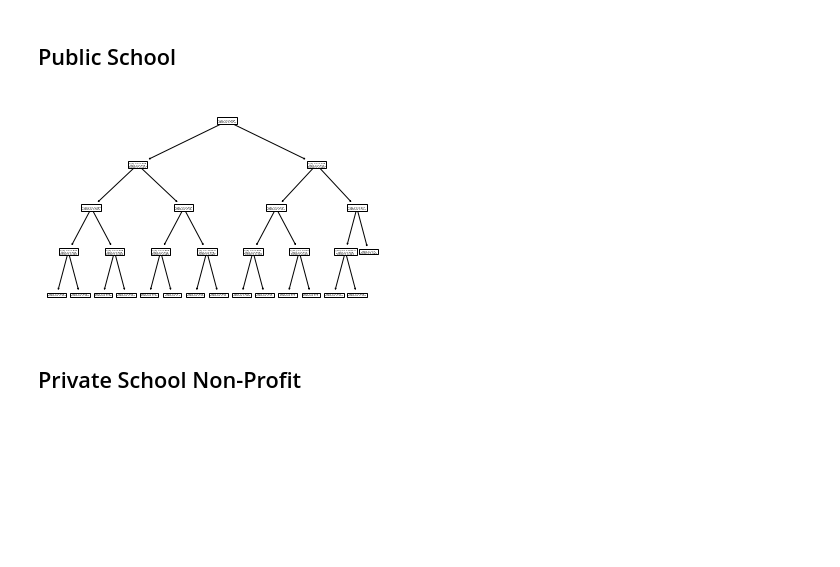
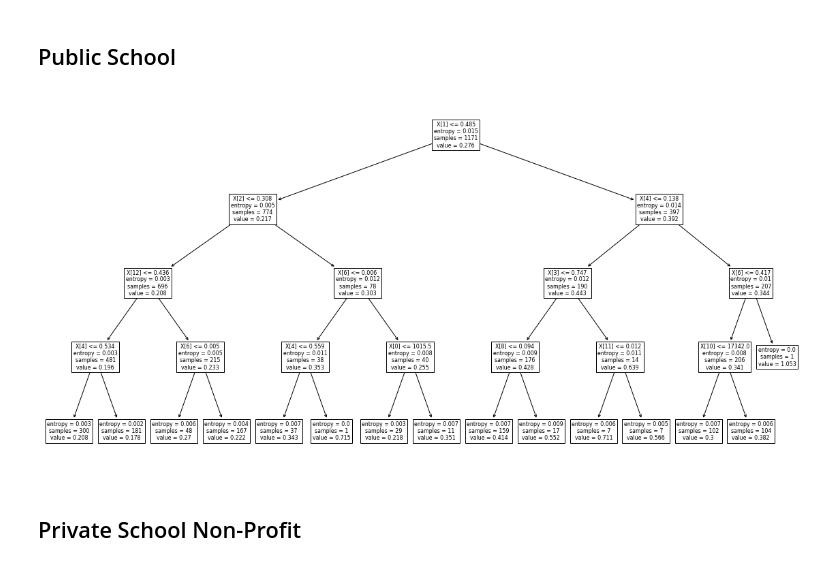
Before and after one commit to Data-Science-Business-Analytics/data-science-business-analytics-final-project, a Jupyter notebook: 02-decison-tree.ipynb, the cells around one changed output. Saved outputs shown, nothing was run; the diff lists cells and outputs as text; code cells hidden in the pictures; blank space fills up the shorter version.

```diff
--- a/02-decison-tree.ipynb
+++ b/02-decison-tree.ipynb
@@ -22,7 +22,7 @@ display(HTML("<style>.container { width:96% !important; }</style>"))
 pd.set_option('display.max_columns', None)
 # %%
 # TODO - Update path to files
-datadir='../dev/project/CollegeScorecard_Raw_Data'
+datadir=r'C:\Users\jooyi\OneDrive\Documents\NYU\Fall 2019\Analytics\FInal Project\data-science-business-analytics-final-project-master\CollegeScorecard_Raw_Data\CollegeScorecard_Raw_Data'
 
 # TODO set features_dir
 features_dir = './data'
@@ -68,7 +67,7 @@ df_priv_profit = df_13['private_for_profit']
 # %%
 # change feature columns with our variable
 # feature_cols = ['ST_FIPS','DEP_INC_N','PAR_ED_N','ICLEVEL','UGDS_MEN','UGDS_WOMEN']
-feature_cols = collegedatahelper.important_features_public
+#feature_cols = collegedatahelper.important_features_public
 
 
 #['NPT4_3075_PUB', 'NPT4_75UP_PUB', 'NUM44_PUB', 'CIP54CERT2','NUM45_PUB', 'CIP52ASSOC', 'NPT4_048_PUB', 'CIP12BACHL', 'CIP54BACHL',
@@ -99,9 +98,10 @@ def gen_tree(df, feature_cols):
 # %% [markdown]
 ## Public School
 # %%
+plt.subplots(figsize = (20,10))
 gen_tree(df_pub, collegedatahelper.important_features_public)
 # %% [output]
-[figure, old version]
+[figure, new version]
 # %% [markdown]
 ## Private School Non-Profit
 # %%
```
Also changed, not shown: parts of 4 cells of this notebook, 1 other file.
